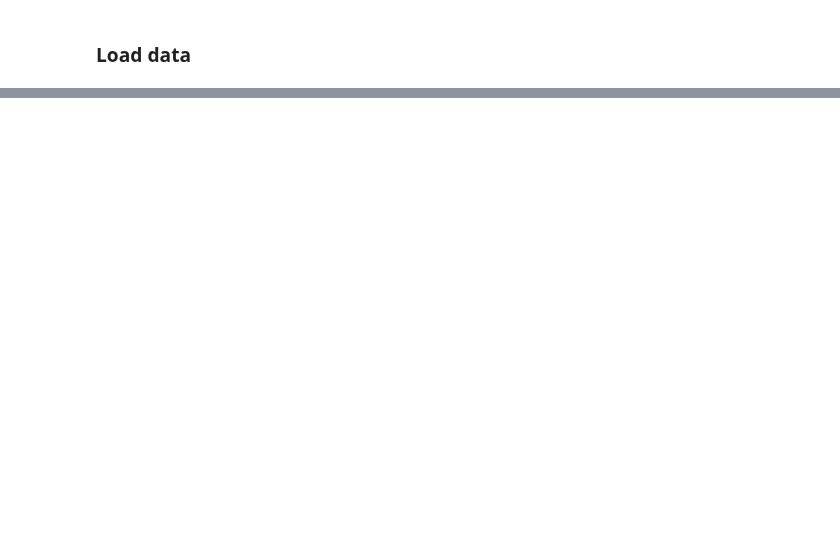
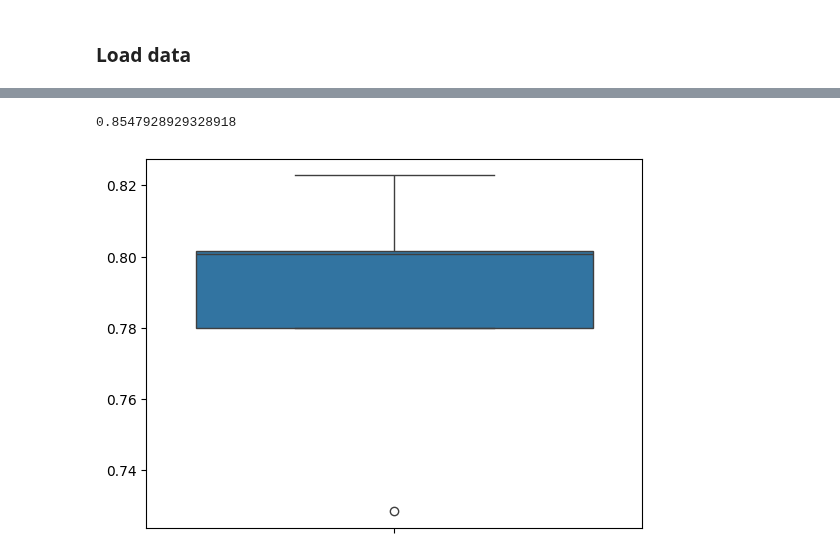
Before and after one commit to Segtanof/Teapot, a Jupyter notebook: task_match.ipynb, the cells around one changed output, grey strips where cells are left out. Saved outputs shown, nothing was run; the diff lists cells and outputs as text; code cells hidden in the pictures; blank space fills up the shorter version.

```diff
--- a/task_match.ipynb
+++ b/task_match.ipynb
@@ -149,0 +195,8 @@ else:
+# %%
+max(similarity_score)
+# %% [output]
+0.8547928929328918
+# %%
+bplot = sns.boxplot(sim_l)
+# %% [output]
+[figure, added]
```
Also changed, not shown: parts of 22 cells of this notebook.
